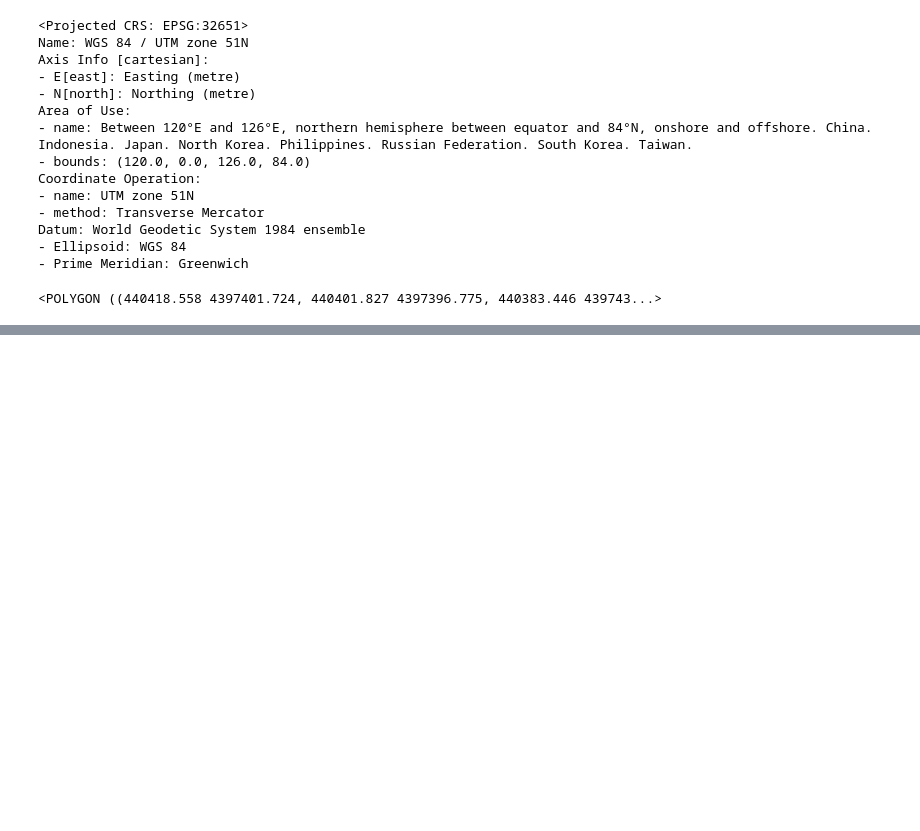
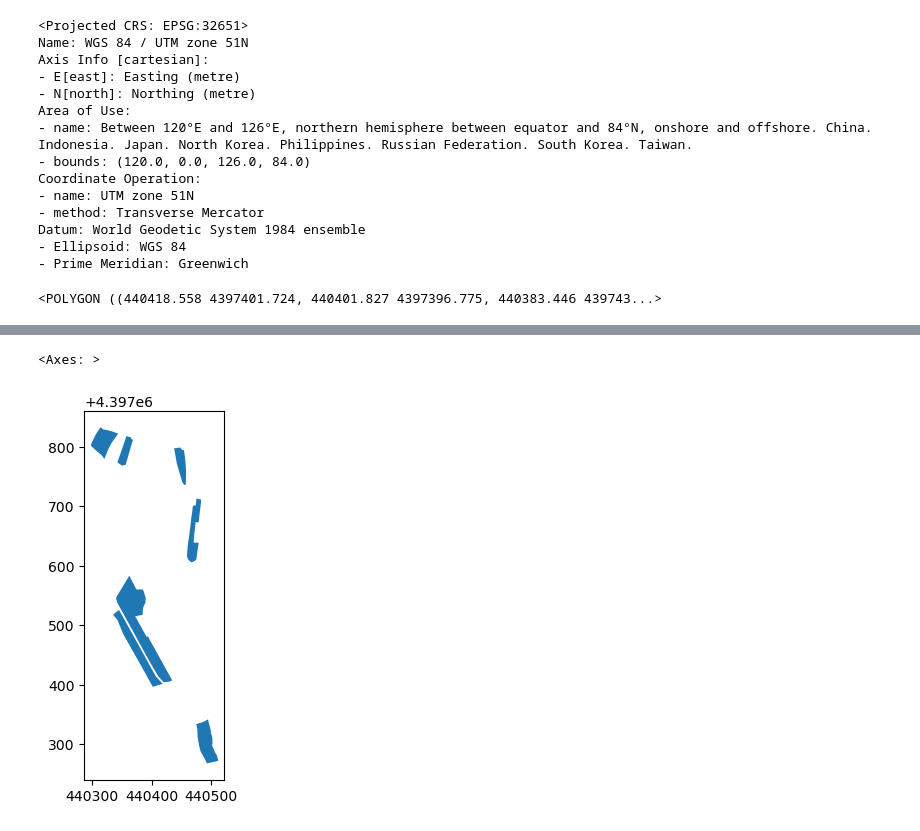
Before and after one commit to Teayyyy/CPP_on_Mountainous_Hilly_Field, a Jupyter notebook: Scratch/test_Load_Shp/test_load_shp.ipynb, the cells around one changed output, grey strips where cells are left out. Cells and saved outputs as stored; diff of their text form; code cells hidden in the pictures; blank space fills up the shorter version.

```diff
--- a/Scratch/test_Load_Shp/test_load_shp.ipynb
+++ b/Scratch/test_Load_Shp/test_load_shp.ipynb
@@ -90,0 +93,4 @@ all_shp2.geometry[0]
+# %%
+shp_path = 'shp_file/村1地_全区.shp'
+shp_df = gpd.read_file(shp_path)
+shp_df
@@ -90,0 +106,5 @@ all_shp2.geometry[0]
+# %%
+shp_df.plot()
+# %% [output]
+<Axes: >
+[figure, added]
```
Also changed, not shown: parts of 2 cells of this notebook, 1 other file.
